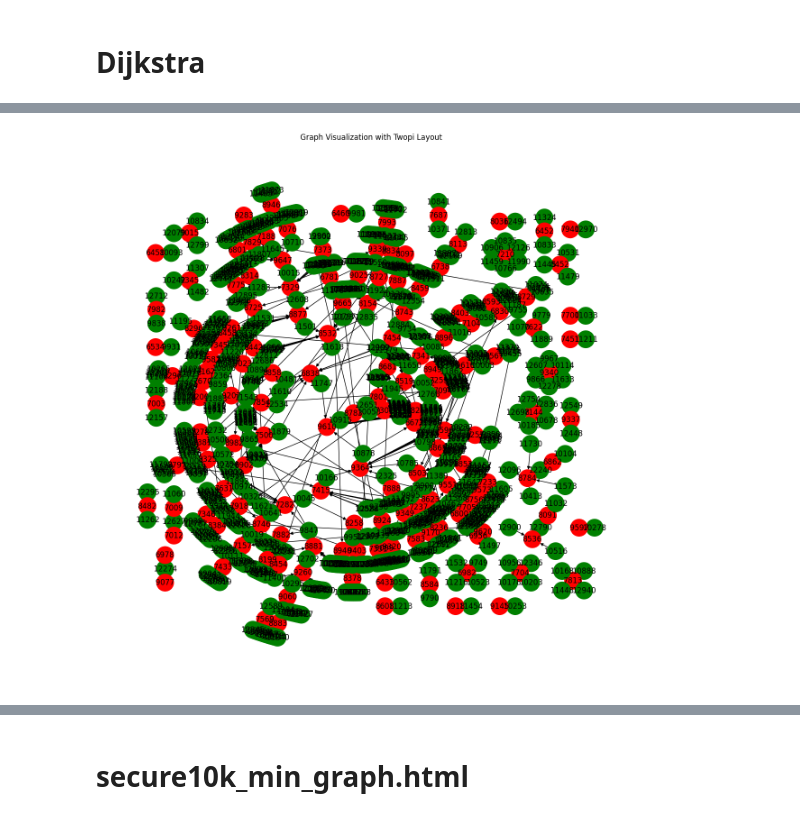
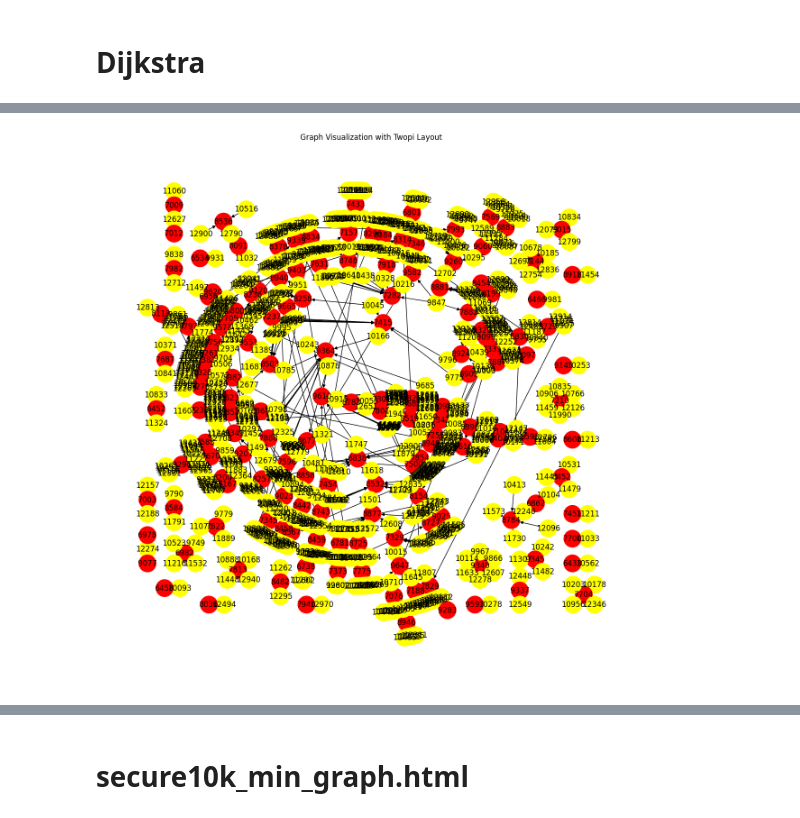
Before and after one commit to markajbell/BH, a Jupyter notebook: Stats_sec_10k.ipynb, the cells around one changed output, grey strips where cells are left out. Drawn from its saved outputs; the diff is of its cells as text; code cells hidden in the pictures.

```diff
--- a/Stats_sec_10k.ipynb
+++ b/Stats_sec_10k.ipynb
@@ -485,9 +485,10 @@ tier2_node_ids = tier2_node_ids.rename(columns={0: 'id'})
 # tier0_node_ids.info()
 # %%
 selected_edges_t0 = edges[edges['source'].isin(tier2_node_ids['id']) & (edges['target'].isin(tier0_node_ids['id'])) & (~edges['source'].isin(tier0_node_ids['id'])) & (~edges['target'].isin(tier2_node_ids['id']))]
+#elected_edges_t0 = edges[edges['source'].isin(tier2_node_ids['id'].values) & (edges['target'].isin(tier0_node_ids['id'].values)) & (~edges['source'].isin(tier0_node_ids['id'].values)) & (~edges['target'].isin(tier2_node_ids['id'].values]))]
 #scratch = selected_edges[selected_edges['weight'] == 8]
 print(len(selected_edges_t0))
-selected_nodes = nodes[nodes['id'].isin(tier2_node_ids)]
+selected_nodes = nodes[nodes['id'].isin(tier2_node_ids['id'])]
 print(len(selected_nodes))
 # %% [output]
 1096
@@ -631,8 +630,8 @@ for index, path_info in shortest_paths_list.iterrows():
 # Append the result (path and its total weight) to the list
 #shortest_paths_with_weight.append({source: source, target: target, path: path, 'total_weight': total_weight})
 
-df_shortest_paths_with_weight = pd.DataFrame(shortest_paths_with_weight).copy()
-#df_shortest_paths_with_weight = df1[(df1['target'].isin(tier0_node_ids)) ]#& (df1['source'].isin(tier2_node_ids)) & (~df1['source'].isin(tier0_node_ids)) & (~df1['target'].isin(tier2_node_ids))]
+df1 = pd.DataFrame(shortest_paths_with_weight).copy()
+df_shortest_paths_with_weight = df1[(df1['target'].isin(tier0_node_ids['id'])) & (df1['source'].isin(tier2_node_ids['id'])) & (~df1['source'].isin(tier0_node_ids['id'])) & (~df1['target'].isin(tier2_node_ids['id']))]
 #d = df_max[(df_max['source'].isin(tier2_node_ids)) & (df_max['target'].isin(tier0_node_ids)) & (~df_max['source'].isin(tier0_node_ids)) & (~df_max['target'].isin(tier2_node_ids))]
 # At this point, shortest_paths_with_weight will contain all paths and their corresponding weights
 len(df_shortest_paths_with_weight)
@@ -736,37 +731,37 @@ for index, row in df_max.iterrows():
 colors = []
 #Assuming node 4 is the one to highlight
 for node in G.nodes():
-    if (node) in str(tier0_node_ids['id']):
+    if (node) in str(tier0_node_ids['id'].values):
     #== new_node_id : # Ensure comparison is with string if nodes are strings
         colors.append('red')
         label ='Tier0'
         height=4
-    elif (node) in tier1_node_ids['id']:
+    elif (node) in (tier1_node_ids['id'].values):
         colors.append('orange')
         height=2
-    elif (node) in str(tier2_node_ids['id']):
+    elif (node) in (tier2_node_ids['id'].values):
         colors.append('green')
         height=1
     else:
         colors.append('yellow')
 
 # Set graph attributes to control spacing
 # G.graph['ranksep'] = '1.0' # Increase separation between ranks
 # G.graph['nodesep'] = '4.0' # Increase separation between nodes
 
 #G_pgv.graph_attr.update(root=new_node_id,ranksep='3.0',nodesep='2.0')
 #G_pgv.draw('pytry.jpg',prog='twopi') # This line caused the error
 plt.figure(figsize=(12, 12))
 # Use pydot_layout with 'twopi' program
 pos = pydot_layout(G, prog="twopi")#, root=str(new_node_id)) # Removed root as it might not exist in the graph
 nx.draw(G, pos, node_color=colors, with_labels=True, node_size=750, font_weight='normal')
 
 plt.title("Graph Visualization with Twopi Layout")
 graph_name_max = suf + '_max_twopi_graph.pdf'
 plt.savefig(graph_name_max, format="pdf")
 plt.show()
 # %% [output]
-[figure, old version]
+[figure, new version]
 # %%
 # import networkx as nx
 # import pydot
```
Also changed, not shown: parts of 23 cells of this notebook.
